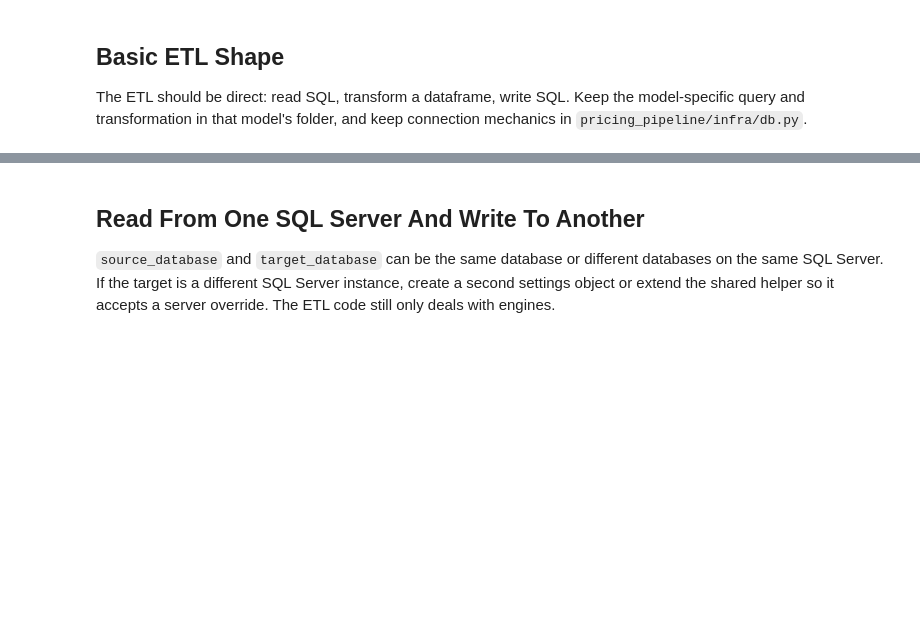
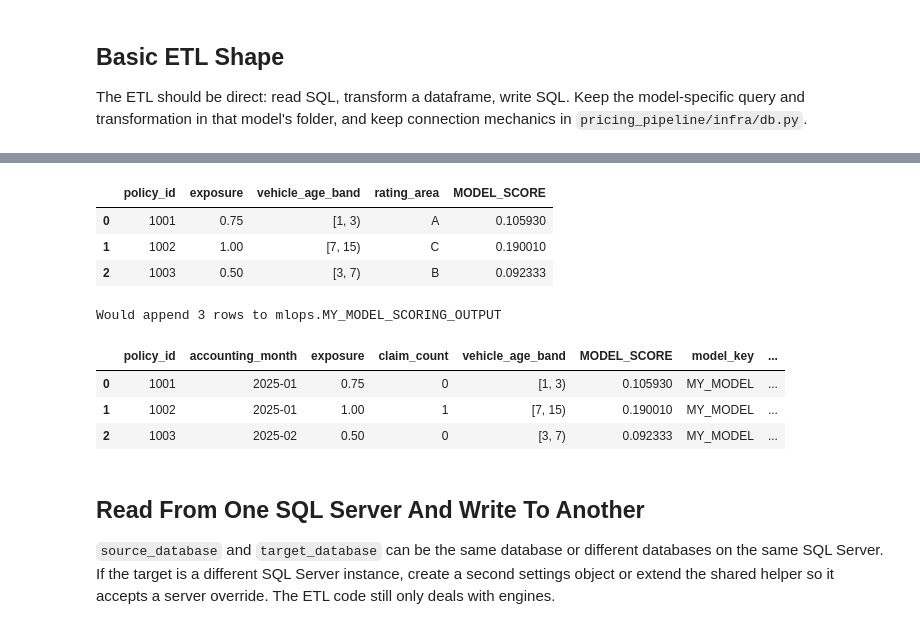
Before and after one commit to StrudelDoodleS/airflow_superglm_builder, a Jupyter notebook: tutorials/basic_sql_etl_and_schema_walkthrough.ipynb, the cells around one changed output, grey strips where cells are left out. Cells and saved outputs as stored; diff of their text form; code cells hidden in the pictures; blank space fills up the shorter version.

```diff
--- a/tutorials/basic_sql_etl_and_schema_walkthrough.ipynb
+++ b/tutorials/basic_sql_etl_and_schema_walkthrough.ipynb
@@ -110,3 +294,55 @@ def transform_source_rows(raw: pd.DataFrame) -> pd.DataFrame:
+# %%
+area_factor = {"A": 0.95, "B": 1.05, "C": 1.20}
+rating_output = transformed_result_set.assign(
+    MODEL_SCORE=lambda frame: frame["exposure"]
+    * np.exp(
+        -2.1
+        + 0.015 * frame["vehicle_age"].astype(float)
+        + 0.004 * frame["driver_age"].astype(float)
+        + np.log(frame["rating_area"].map(area_factor).fillna(1.0))
+    )
+)
+rating_output.loc[
+    :,
+    [
+        "policy_id",
+        "exposure",
+        "vehicle_age_band",
+        "rating_area",
+        "MODEL_SCORE",
+    ],
+]
+# %% [output]
+|  | policy_id | exposure | vehicle_age_band | rating_area | MODEL_SCORE |
+| 0 | 1001 | 0.75 | [1, 3) | A | 0.105930 |
+| 1 | 1002 | 1.00 | [7, 15) | C | 0.190010 |
+| 2 | 1003 | 0.50 | [3, 7) | B | 0.092333 |
+# %%
+TARGET_SCHEMA = "mlops"
+TARGET_TABLE = "MY_MODEL_SCORING_OUTPUT"
+
+load_preview = rating_output.loc[
+    :,
+    [
+        "policy_id",
+        "accounting_month",
+        "exposure",
+        "claim_count",
+        "vehicle_age_band",
+        "MODEL_SCORE",
+    ],
+].copy()
+load_preview["model_key"] = "MY_MODEL"
+load_preview["model_version"] = "demo_20260512"
+
+print(f"Would append {len(load_preview)} rows to {TARGET_SCHEMA}.{TARGET_TABLE}")
+load_preview
+# %% [output]
+Would append 3 rows to mlops.MY_MODEL_SCORING_OUTPUT
+|  | policy_id | accounting_month | exposure | claim_count | vehicle_age_band | MODEL_SCORE | model_key | ... |
+| 0 | 1001 | 2025-01 | 0.75 | 0 | [1, 3) | 0.105930 | MY_MODEL | ... |
+| 1 | 1002 | 2025-01 | 1.00 | 1 | [7, 15) | 0.190010 | MY_MODEL | ... |
+| 2 | 1003 | 2025-02 | 0.50 | 0 | [3, 7) | 0.092333 | MY_MODEL | ... |
 # %% [markdown]
 ## Read From One SQL Server And Write To Another
 
```
Also changed, not shown: parts of 7 cells of this notebook, 1 other file.
